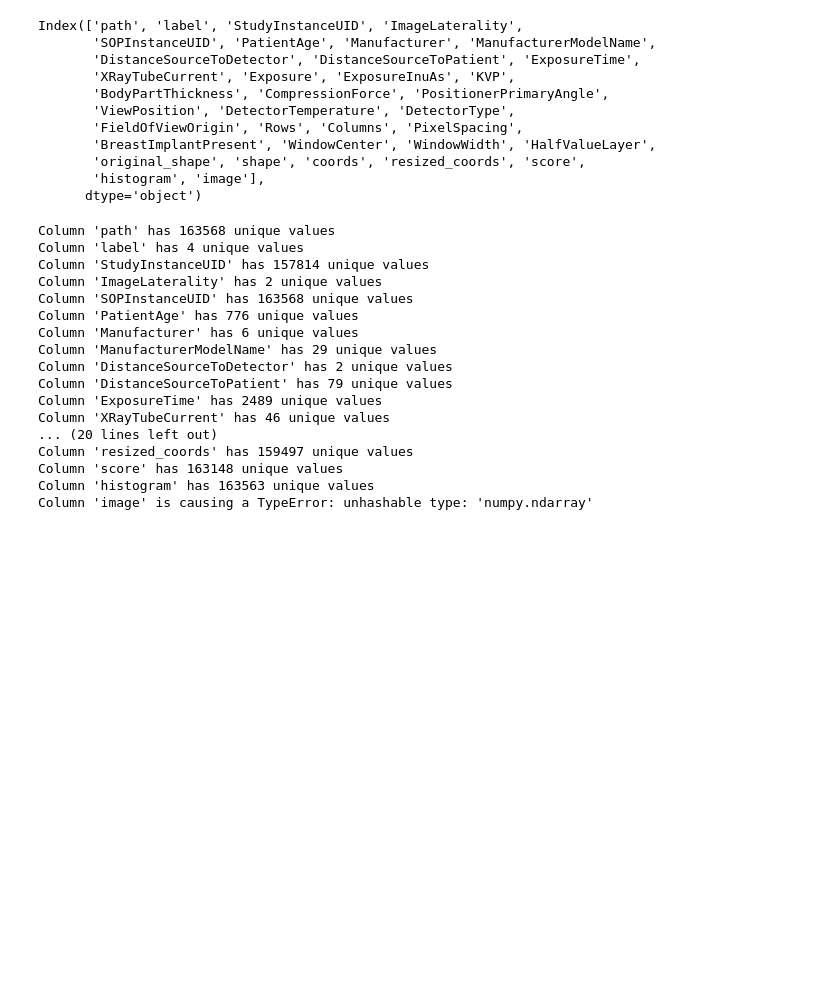
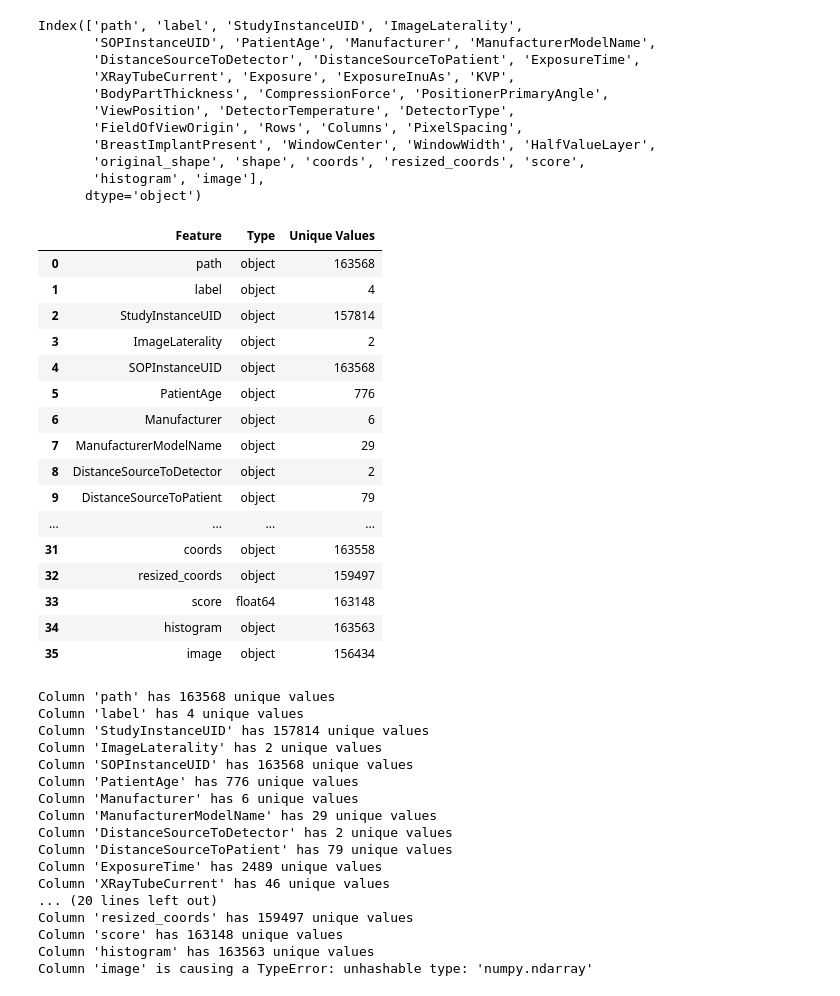
Before and after one commit to RyanZurrin/CS438-Final-Project, a Jupyter notebook: Prototyping_notebooks/ML_DATA_CLEANER_TEST.ipynb, the cells around one changed output. Drawn from its saved outputs; the diff is of its cells as text; code cells hidden in the pictures; blank space fills up the shorter version.

```diff
--- a/ML_DATA_CLEANER_TEST.ipynb
+++ b/Prototyping_notebooks/ML_DATA_CLEANER_TEST.ipynb
@@ -50,6 +50,58 @@ Index(['path', 'label', 'StudyInstanceUID', 'ImageLaterality',
        'original_shape', 'shape', 'coords', 'resized_coords', 'score',
        'histogram', 'image'],
       dtype='object')
+# %%
+def unique_values_count(series):
+    try:
+        # Try the normal nunique method first
+        return series.nunique()
+    except TypeError:
+        # If there is a TypeError, convert to string or another hashable type
+        if isinstance(series.iloc[0], (list, dict, np.ndarray)):
+            try:
+                # Attempt to convert lists or dicts to tuple
+                return len(series.apply(lambda x: tuple(x)).unique())
+            except TypeError:
+                # If tuples don't work (e.g., nested unhashables), use string representation
+                return len(series.apply(lambda x: str(x)).unique())
+        else:
+            # If it's another type causing the issue, use string representation
+            return len(series.apply(lambda x: str(x)).unique())
+# %%
+# Now, apply this function to each column
+summary_info = {
+    'Feature': [],
+    'Type': [],
+    'Unique Values': []
+}
+# %%
+for col in df_features.columns:
+    unique_count = unique_values_count(df_features[col])
+    summary_info['Feature'].append(col)
+    summary_info['Type'].append(df_features[col].dtype)
+    summary_info['Unique Values'].append(unique_count)
+
+summary_df = pd.DataFrame(summary_info)
+# %%
+summary_df
+# %% [output]
+|  | Feature | Type | Unique Values |
+| 0 | path | object | 163568 |
+| 1 | label | object | 4 |
+| 2 | StudyInstanceUID | object | 157814 |
+| 3 | ImageLaterality | object | 2 |
+| 4 | SOPInstanceUID | object | 163568 |
+| 5 | PatientAge | object | 776 |
+| 6 | Manufacturer | object | 6 |
+| 7 | ManufacturerModelName | object | 29 |
+| 8 | DistanceSourceToDetector | object | 2 |
+| 9 | DistanceSourceToPatient | object | 79 |
+| ... | ... | ... | ... |
+| 31 | coords | object | 163558 |
+| 32 | resized_coords | object | 159497 |
+| 33 | score | float64 | 163148 |
+| 34 | histogram | object | 163563 |
+| 35 | image | object | 156434 |
 # %%
 column_names = df_features.columns.tolist()
 # %%
```
Also changed, not shown: parts of 4 cells of this notebook, 14 other files.
